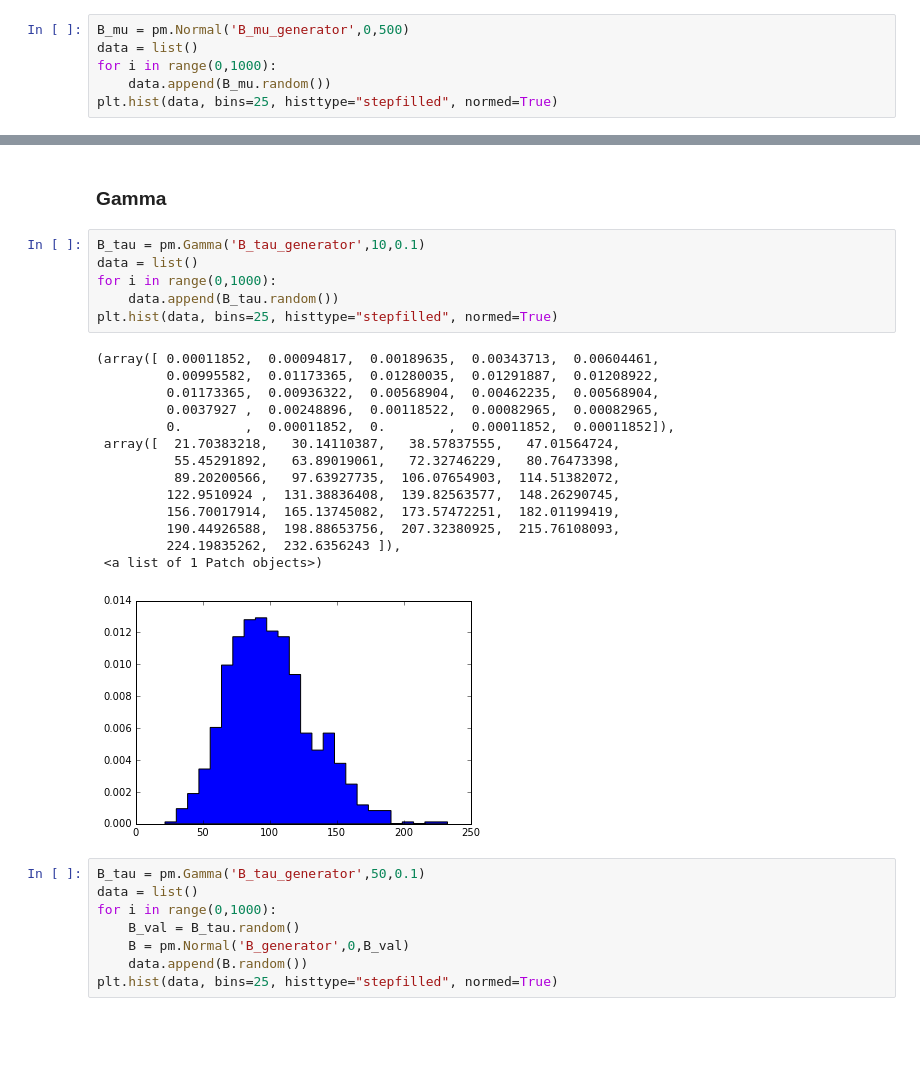
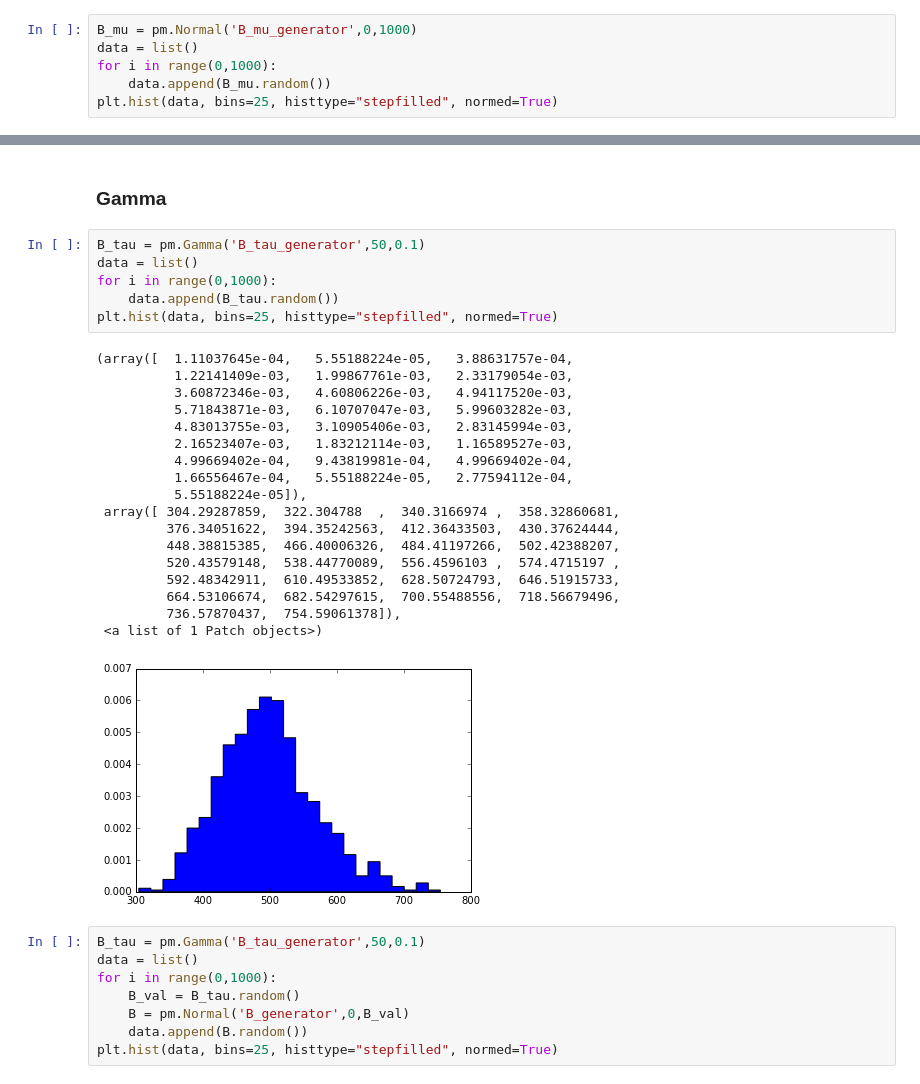
Before and after one commit to TomMalow/pymcmodels, a Jupyter notebook: Random pymc and data handling.ipynb, the cells around one changed output, grey strips where cells are left out. Cells and saved outputs as stored; diff of their text form; blank space fills up the shorter version.

```diff
--- a/Random pymc and data handling.ipynb
+++ b/Random pymc and data handling.ipynb
@@ -13,7 +13,7 @@ import jsonpickle
 # %% [markdown]
 ### Normal
 # %%
-B_mu = pm.Normal('B_mu_generator',0,500)
+B_mu = pm.Normal('B_mu_generator',0,1000)
 data = list()
 for i in range(0,1000):
     data.append(B_mu.random())
@@ -79,26 +80,30 @@ plt.hist(data, bins=25, histtype="stepfilled", normed=True)
 # %% [markdown]
 ### Gamma
 # %%
-B_tau = pm.Gamma('B_tau_generator',10,0.1)
+B_tau = pm.Gamma('B_tau_generator',50,0.1)
 data = list()
 for i in range(0,1000):
     data.append(B_tau.random())
 plt.hist(data, bins=25, histtype="stepfilled", normed=True)
 # %% [output]
-(array([ 0.00011852,  0.00094817,  0.00189635,  0.00343713,  0.00604461,
-         0.00995582,  0.01173365,  0.01280035,  0.01291887,  0.01208922,
-         0.01173365,  0.00936322,  0.00568904,  0.00462235,  0.00568904,
-         0.0037927 ,  0.00248896,  0.00118522,  0.00082965,  0.00082965,
-         0.        ,  0.00011852,  0.        ,  0.00011852,  0.00011852]),
- array([  21.70383218,   30.14110387,   38.57837555,   47.01564724,
-          55.45291892,   63.89019061,   72.32746229,   80.76473398,
-          89.20200566,   97.63927735,  106.07654903,  114.51382072,
-         122.9510924 ,  131.38836408,  139.82563577,  148.26290745,
-         156.70017914,  165.13745082,  173.57472251,  182.01199419,
-         190.44926588,  198.88653756,  207.32380925,  215.76108093,
-         224.19835262,  232.6356243 ]),
+(array([  1.11037645e-04,   5.55188224e-05,   3.88631757e-04,
+          1.22141409e-03,   1.99867761e-03,   2.33179054e-03,
+          3.60872346e-03,   4.60806226e-03,   4.94117520e-03,
+          5.71843871e-03,   6.10707047e-03,   5.99603282e-03,
+          4.83013755e-03,   3.10905406e-03,   2.83145994e-03,
+          2.16523407e-03,   1.83212114e-03,   1.16589527e-03,
+          4.99669402e-04,   9.43819981e-04,   4.99669402e-04,
+          1.66556467e-04,   5.55188224e-05,   2.77594112e-04,
+          5.55188224e-05]),
+ array([ 304.29287859,  322.304788  ,  340.3166974 ,  358.32860681,
+         376.34051622,  394.35242563,  412.36433503,  430.37624444,
+         448.38815385,  466.40006326,  484.41197266,  502.42388207,
+         520.43579148,  538.44770089,  556.4596103 ,  574.4715197 ,
+         592.48342911,  610.49533852,  628.50724793,  646.51915733,
+         664.53106674,  682.54297615,  700.55488556,  718.56679496,
+         736.57870437,  754.59061378]),
  <a list of 1 Patch objects>)
-[figure, old version]
+[figure, new version]
 # %%
 B_tau = pm.Gamma('B_tau_generator',50,0.1)
 data = list()
```
Also changed, not shown: parts of 4 cells of this notebook, 3 other files.
